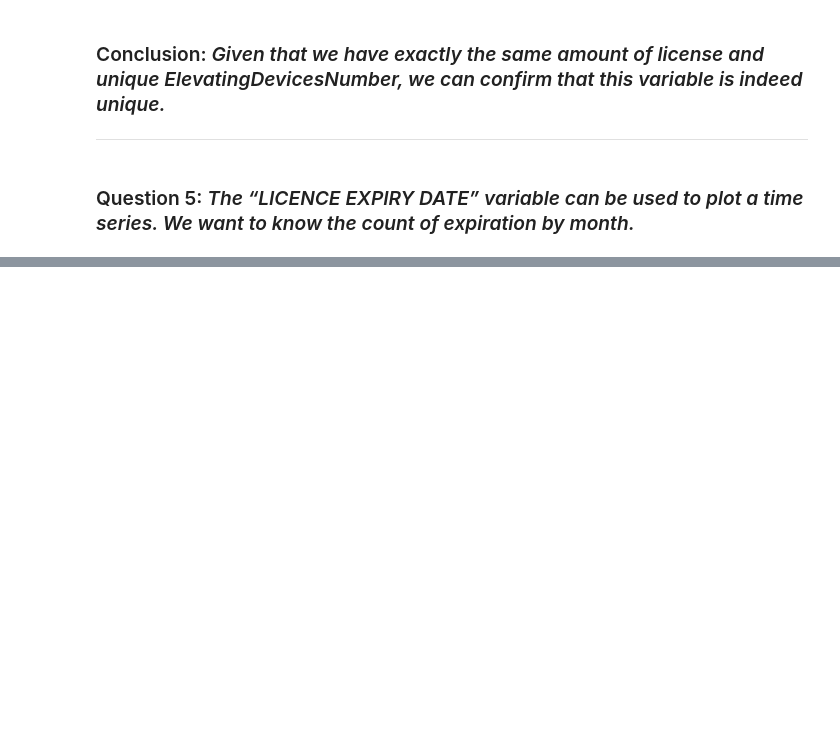
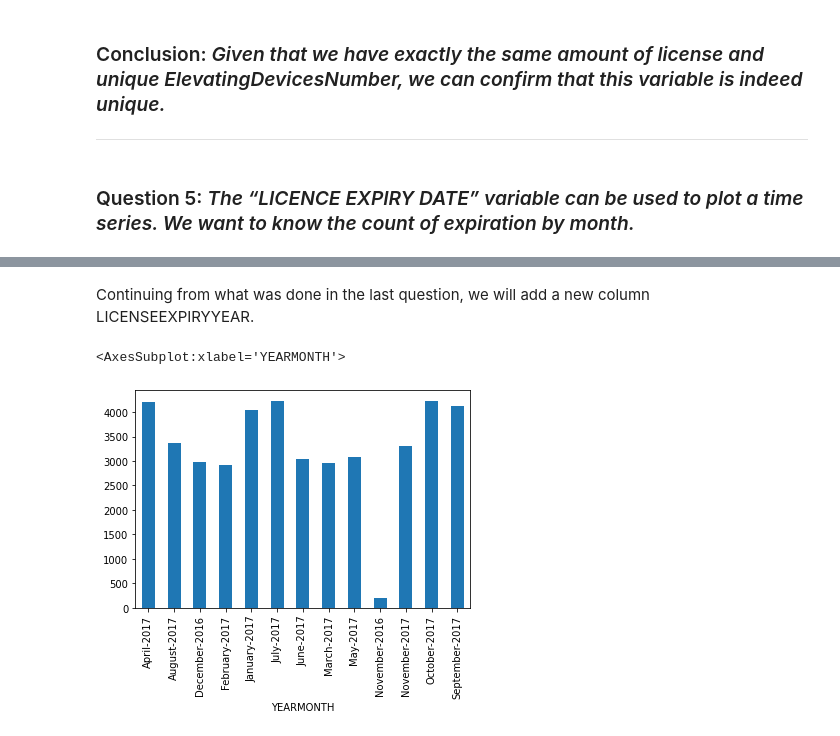
Before and after one commit to MathieuHoude/smartjourney, a Jupyter notebook: notebooks/License.ipynb, the cells around one changed output, grey strips where cells are left out. Cells and saved outputs as stored; diff of their text form; code cells hidden in the pictures; blank space fills up the shorter version.

```diff
--- a/notebooks/License.ipynb
+++ b/notebooks/License.ipynb
@@ -136,0 +158,11 @@ licenceExpiryPerMonth["LICENSEEXPIRYDATE"].plot(kind="bar")
+# %% [markdown]
+Continuing from what was done in the last question, we will add a new column LICENSEEXPIRYYEAR.
+# %%
+activeLicense["LICENSEEXPIRYYEAR"] = activeLicense["LICENSEEXPIRYDATE"].dt.year
+activeLicense['YEARMONTH'] = activeLicense["LICENSEEXPIRYMONTH"].astype(str).str.cat(activeLicense["LICENSEEXPIRYYEAR"].astype(str), sep='-')
+licenceExpiryPerYearMonth = activeLicense.groupby(activeLicense["YEARMONTH"]).count()
+licenceExpiryPerYearMonth = licenceExpiryPerYearMonth[licenceExpiryPerYearMonth["LICENSEEXPIRYYEAR"] > 5]
+licenceExpiryPerYearMonth["LICENSEEXPIRYYEAR"].plot(kind="bar")
+# %% [output]
+<AxesSubplot:xlabel='YEARMONTH'>
+[figure, added]
```
Also changed, not shown: parts of 22 cells of this notebook.
